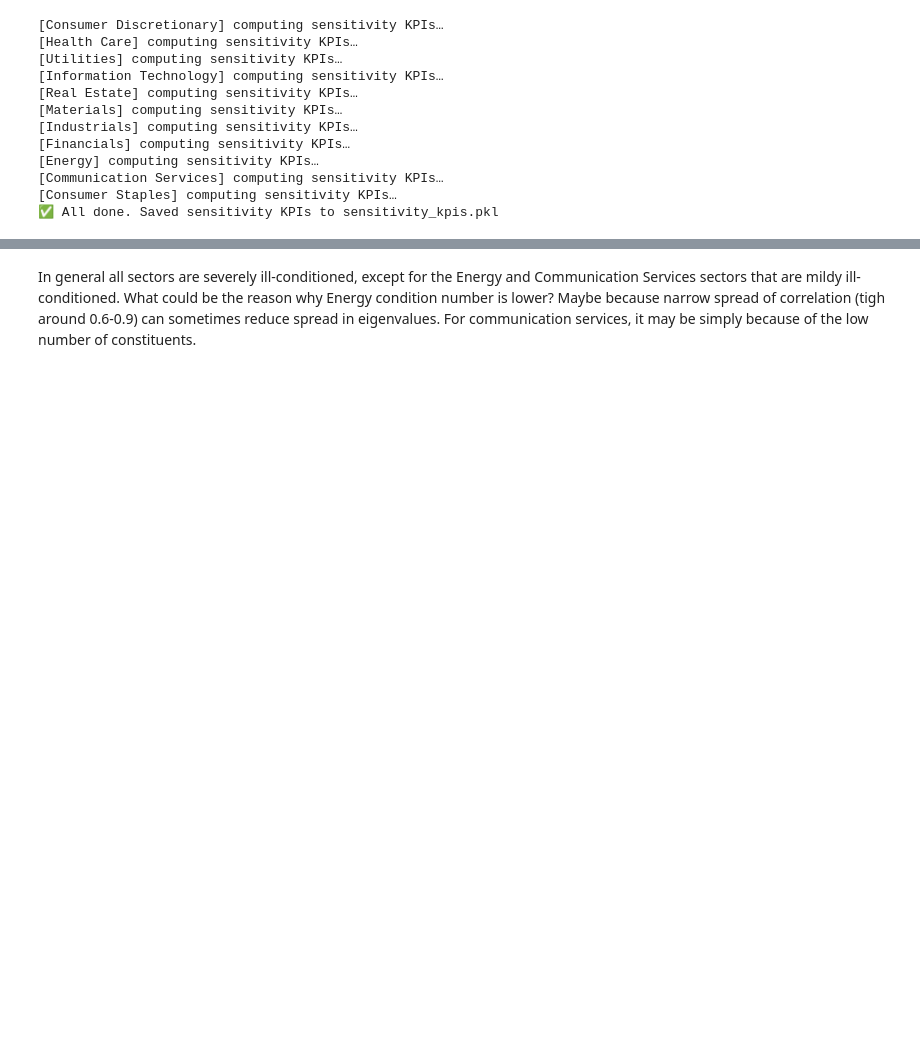
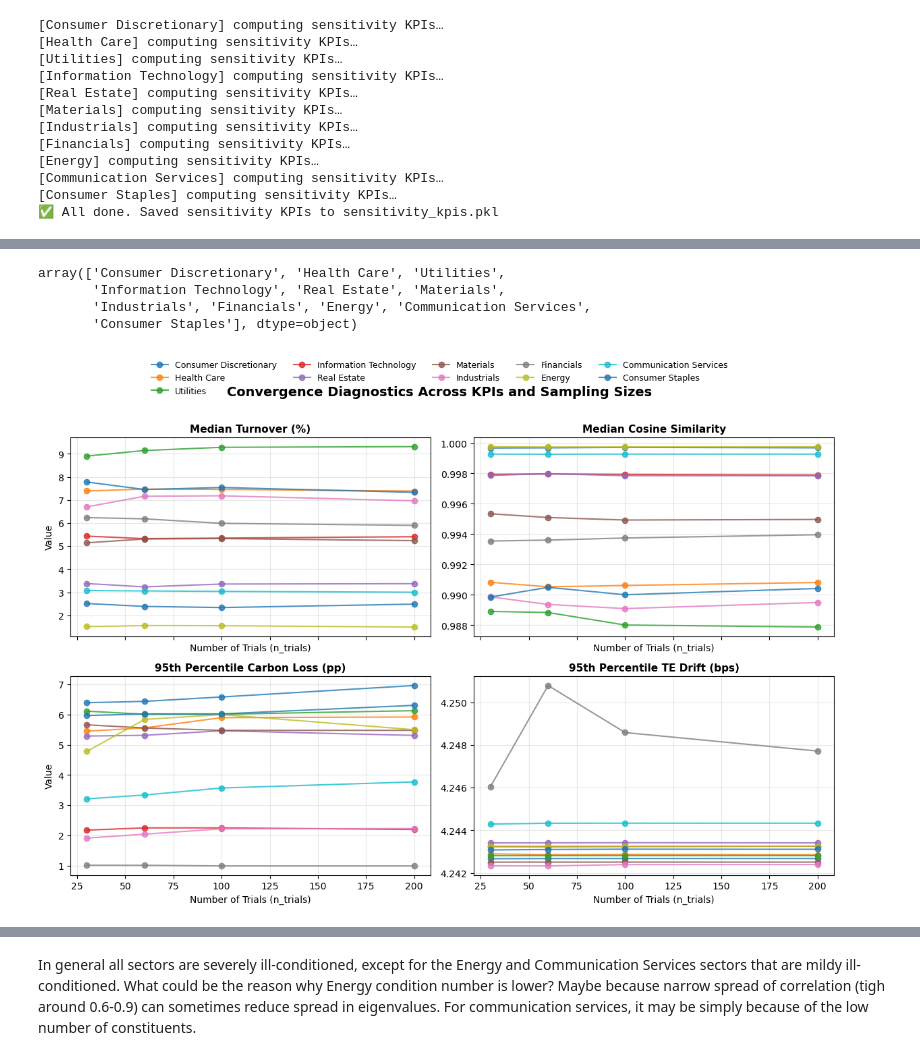
Before and after one commit to rebecca-di-francesco-bfh/sectoral-decarbonization, a Jupyter notebook: optimisation_dec_21_fast.ipynb, the cells around one changed output, grey strips where cells are left out. Cells and saved outputs as stored; diff of their text form; code cells hidden in the pictures; blank space fills up the shorter version.

```diff
--- a/optimisation_dec_21_fast.ipynb
+++ b/optimisation_dec_21_fast.ipynb
@@ -414,7 +414,7 @@ with open("Data/out-of-sample/optimal_portfolios_all_te_1221.pkl", "rb") as f:
 # %% [markdown]
 Extracting the optimal portfolio weights at 2% TE:
 # %%
-TARGET_TE_BPS = 204
+TARGET_TE_BPS = 200
 optimal_portfolios_shrink_2_TE = {}
 
 for sector, info in optimal_portfolios_all_te.items():
@@ -1710,7 +1710,7 @@ for sector_name in data['GICS Sector'].unique():
         sigma_reg_fn,
         te_cap=0.02,          # annual TE cap
         n_trials=n_trials,
-        noise_std=0.3,
+        noise_std=0.2,
         noise_type="multiplicative"
     )
 
@@ -1753,0 +1841,49 @@ print("✅ All done. Saved sensitivity KPIs to sensitivity_kpis.pkl")
+# %%
+sectors
+# %% [output]
+array(['Consumer Discretionary', 'Health Care', 'Utilities',
+       'Information Technology', 'Real Estate', 'Materials',
+       'Industrials', 'Financials', 'Energy', 'Communication Services',
+       'Consumer Staples'], dtype=object)
+# %%
+import matplotlib.pyplot as plt
+
+# Define KPIs to check
+kpis = [
+    ("Median_Turnover_pct", "Median Turnover (%)"),
+    ("Median_Cosine", "Median Cosine Similarity"),
+    ("P95_CarbonLoss_pp", "95th Percentile Carbon Loss (pp)"),
+    ("P95_TE_Drift_bps", "95th Percentile TE Drift (bps)")
+]
+
+fig, axes = plt.subplots(2, 2, figsize=(12, 8), sharex=True)
+axes = axes.flatten()
+
+for ax, (kpi_key, kpi_label) in zip(axes, kpis):
+    for sector in data['GICS Sector'].unique():
+        yvals = [convergence_results[n][sector][kpi_key] for n in trial_grid]
+        ax.plot(trial_grid, yvals, marker='o', label=sector, alpha=0.8)
+
+    ax.set_title(kpi_label, fontsize=11, fontweight='bold')
+    ax.set_xlabel("Number of Trials (n_trials)")
+    ax.grid(alpha=0.3)
+
+    # Add ylabel only to left column
+    if ax in [axes[0], axes[2]]:
+        ax.set_ylabel("Value")
+
+# Add single legend outside plot
+fig.legend(
+    data['GICS Sector'].unique(),
+    loc='upper center',
+    bbox_to_anchor=(0.5, 1.04),
+    ncol=5,
+    fontsize=9,
+    frameon=False
+)
+
+fig.suptitle("Convergence Diagnostics Across KPIs and Sampling Sizes", fontsize=14, fontweight='bold')
+plt.tight_layout(rect=[0, 0, 1, 0.97])
+plt.show()
+# %% [output]
+[figure, added]
```
Also changed, not shown: parts of 6 cells of this notebook, 9 other files.
